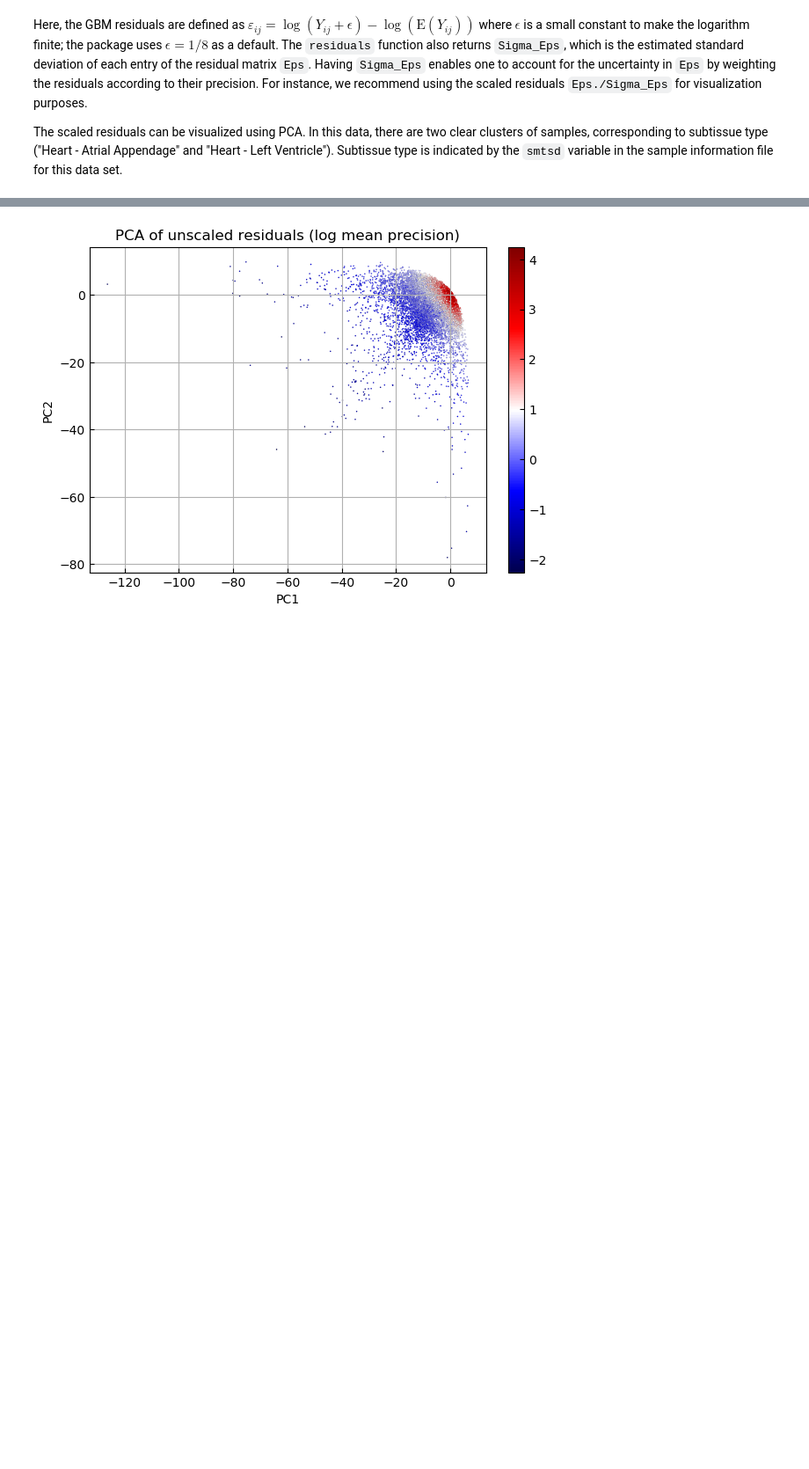
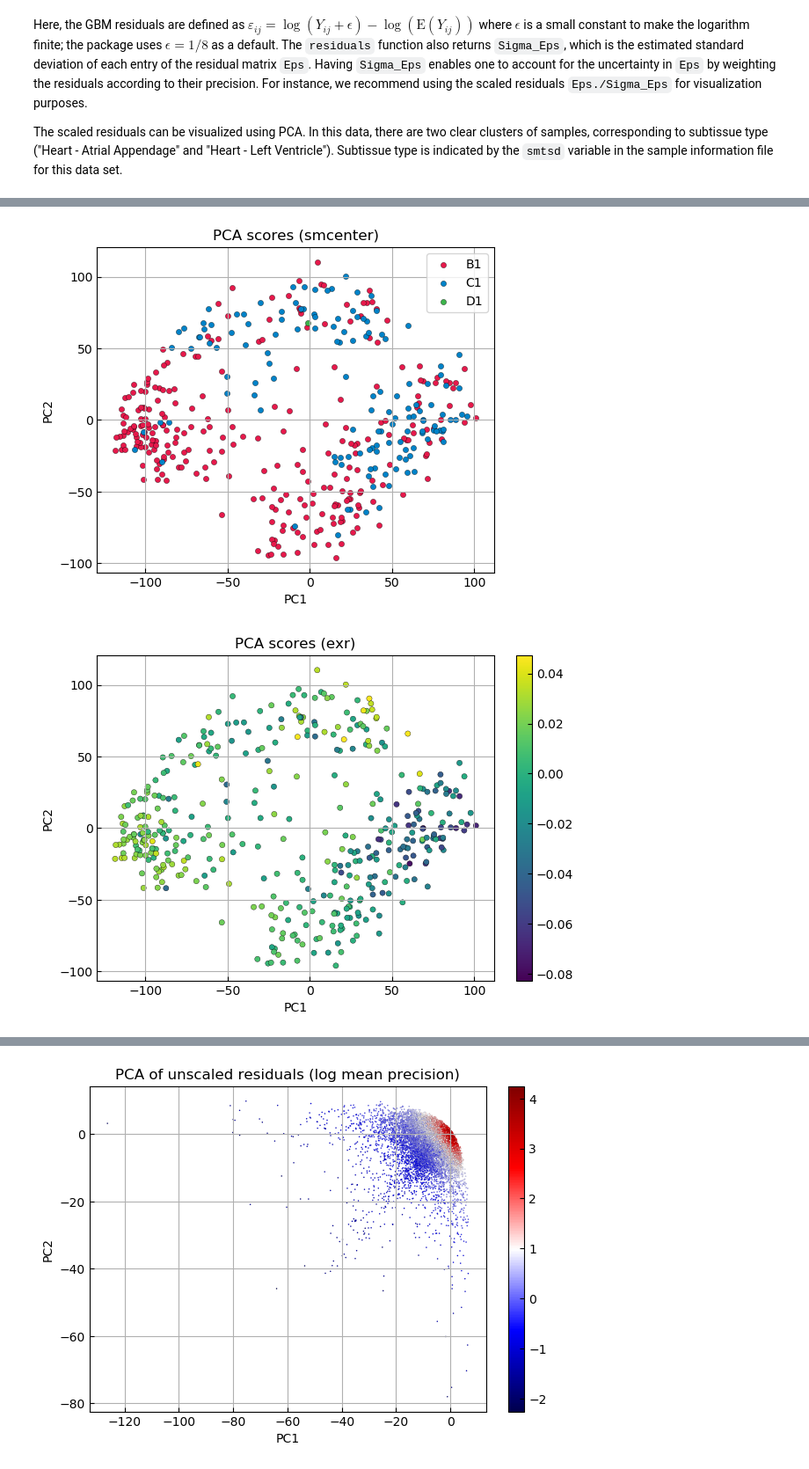
Before and after one commit to jwmi/BilinearModelsExamples, a Jupyter notebook: tutorial/Tutorial for BilinearModels package.ipynb, the cells around one changed output, grey strips where cells are left out. Shown at 88% size. Drawn from its saved outputs; the diff is of its cells as text; code cells hidden in the pictures; blank space fills up the shorter version.

```diff
--- a/tutorial/Tutorial for BilinearModels package.ipynb
+++ b/tutorial/Tutorial for BilinearModels package.ipynb
@@ -266,0 +290,6 @@ end
+# %%
+# Visualize association with sample covariates
+pcaplots((Eps./Sigma_Eps)',sample_info[!,[:smcenter,:exr,:rin]]);
+# %% [output]
+[figure, added]
+[figure, added]
```
Also changed, not shown: parts of 79 cells of this notebook, 2 other files.
